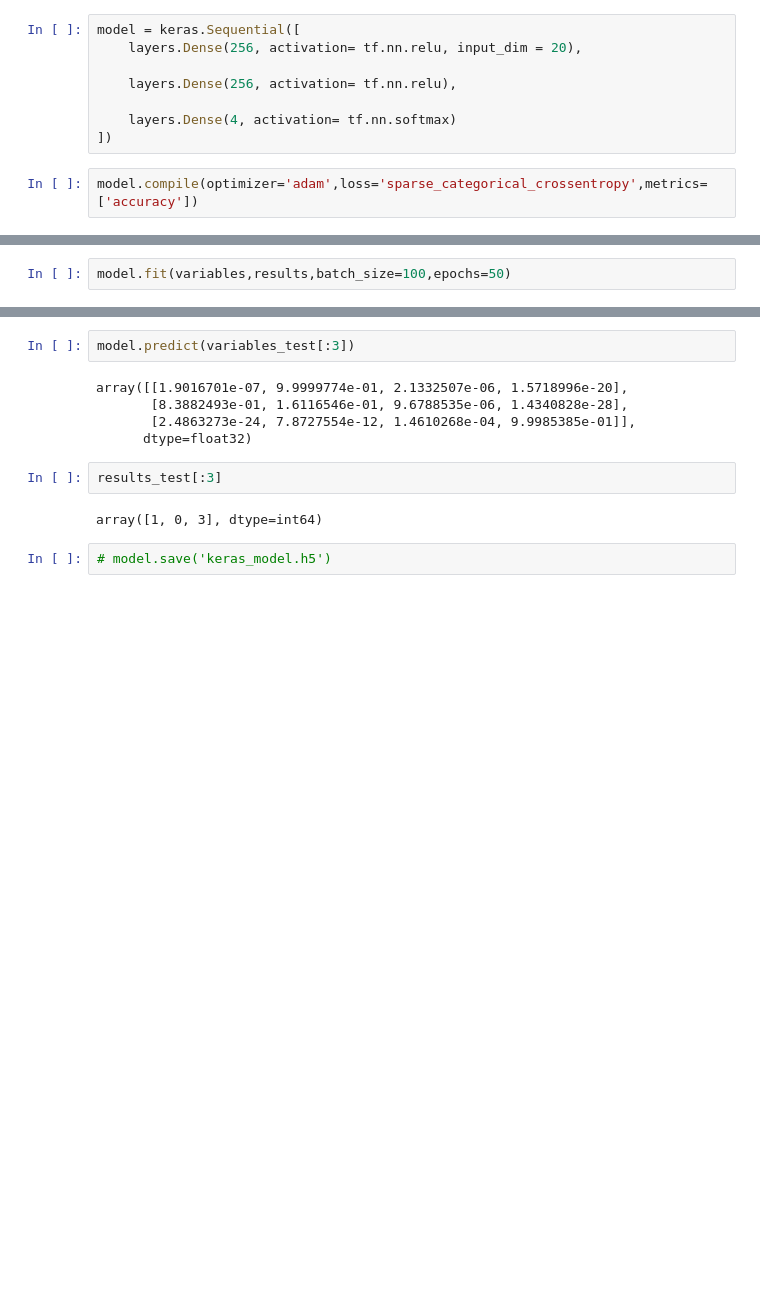
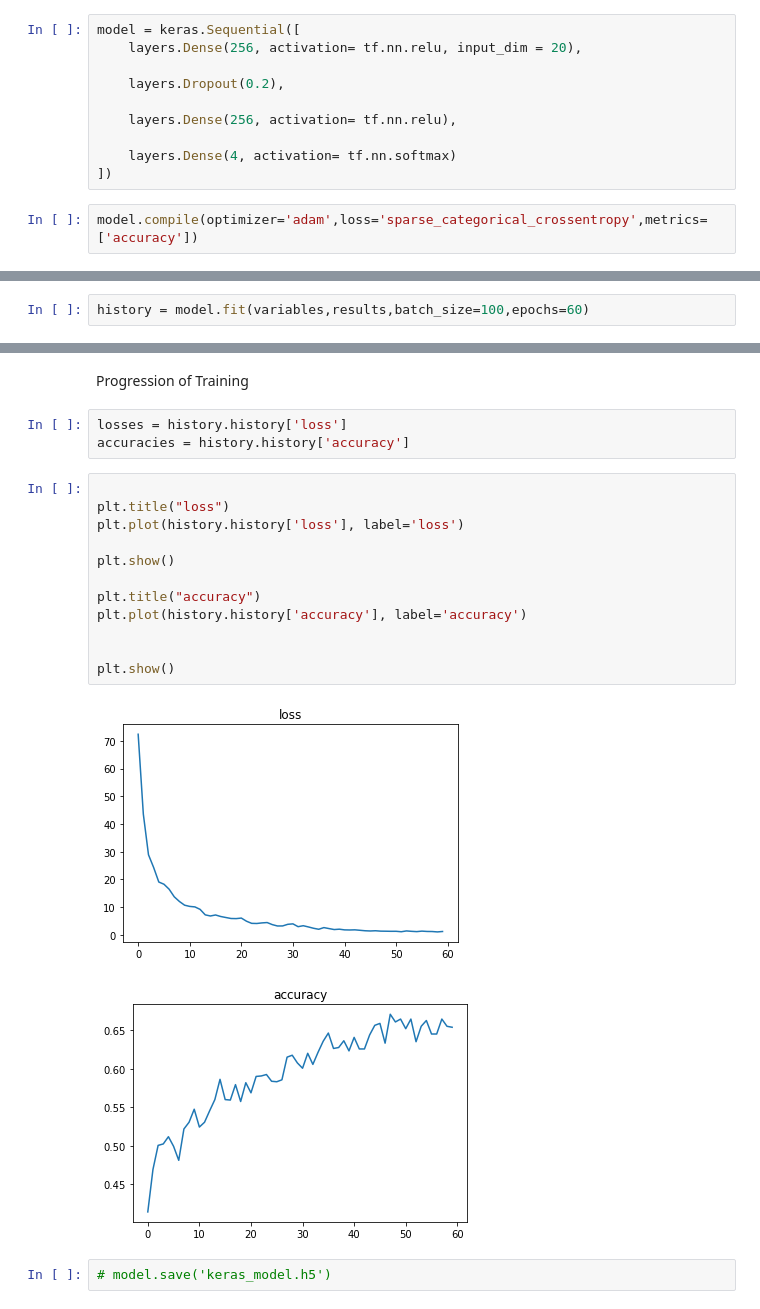
Before and after one commit to ViniciusSimm/mobile-price-classification, a Jupyter notebook: keras-model.ipynb, the cells around one changed output, grey strips where cells are left out. Drawn from its saved outputs; the diff is of its cells as text; blank space fills up the shorter version.

Commit message:
first graphs showing loss and accuracy

```diff
--- a/keras-model.ipynb
+++ b/keras-model.ipynb
@@ -27,6 +31,8 @@ print(variables.shape,results.shape)
 # %%
 model = keras.Sequential([
     layers.Dense(256, activation= tf.nn.relu, input_dim = 20),
+
+    layers.Dropout(0.2),
 
     layers.Dense(256, activation= tf.nn.relu),
 
@@ -39,3 +43,3 @@ one_hot_labels = keras.utils.to_categorical(results, num_classes=4)
 # %%
-model.fit(variables,results,batch_size=100,epochs=50)
+history = model.fit(variables,results,batch_size=100,epochs=60)
 # %% [output]
@@ -86,13 +96,22 @@ model.evaluate(variables_test,results_test,batch_size=50)
-# %%
-model.predict(variables_test[:3])
-# %% [output]
-array([[1.9016701e-07, 9.9999774e-01, 2.1332507e-06, 1.5718996e-20],
-       [8.3882493e-01, 1.6116546e-01, 9.6788535e-06, 1.4340828e-28],
-       [2.4863273e-24, 7.8727554e-12, 1.4610268e-04, 9.9985385e-01]],
-      dtype=float32)
-# %%
-results_test[:3]
-# %% [output]
-array([1, 0, 3], dtype=int64)
+# %% [markdown]
+Progression of Training
+# %%
+losses = history.history['loss']
+accuracies = history.history['accuracy']
+# %%
+
+plt.title("loss")
+plt.plot(history.history['loss'], label='loss')
+
+plt.show()
+
+plt.title("accuracy")
+plt.plot(history.history['accuracy'], label='accuracy')
+
+
+plt.show()
+# %% [output]
+[figure, added]
+[figure, added]
 # %%
 # model.save('keras_model.h5')
```
Also changed, not shown: parts of 7 cells of this notebook.
